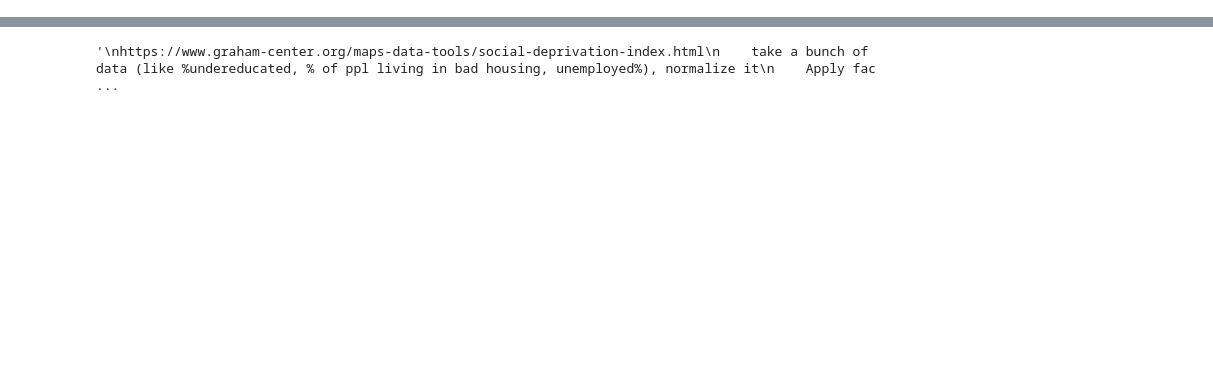
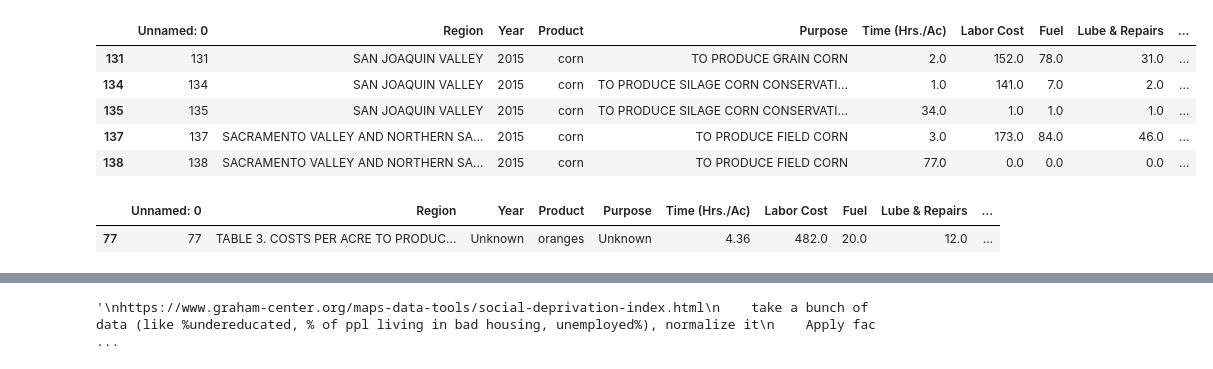
Before and after one commit to e754/EPA-WPS, a Jupyter notebook: dominant-crop/UCD-Labor/analyze.ipynb, the cells around one changed output, grey strips where cells are left out. Saved outputs shown, nothing was run; the diff lists cells and outputs as text; code cells hidden in the pictures; blank space fills up the shorter version.

```diff
--- a/dominant-crop/UCD-Labor/analyze.ipynb
+++ b/dominant-crop/UCD-Labor/analyze.ipynb
@@ -12,3 +62,17 @@ times_df = filtered_df.groupby("Product", as_index=False)["Time (Hrs./Ac)"].mean
+# %%
+filtered_df[filtered_df['Product'] =='corn']
+# %% [output]
+|  | Unnamed: 0 | Region | Year | Product | Purpose | Time (Hrs./Ac) | Labor Cost | Fuel | Lube & Repairs | ... |
+| 131 | 131 | SAN JOAQUIN VALLEY | 2015 | corn | TO PRODUCE GRAIN CORN | 2.0 | 152.0 | 78.0 | 31.0 | ... |
+| 134 | 134 | SAN JOAQUIN VALLEY | 2015 | corn | TO PRODUCE SILAGE CORN CONSERVATI... | 1.0 | 141.0 | 7.0 | 2.0 | ... |
+| 135 | 135 | SAN JOAQUIN VALLEY | 2015 | corn | TO PRODUCE SILAGE CORN CONSERVATI... | 34.0 | 1.0 | 1.0 | 1.0 | ... |
+| 137 | 137 | SACRAMENTO VALLEY AND NORTHERN SA... | 2015 | corn | TO PRODUCE FIELD CORN | 3.0 | 173.0 | 84.0 | 46.0 | ... |
+| 138 | 138 | SACRAMENTO VALLEY AND NORTHERN SA... | 2015 | corn | TO PRODUCE FIELD CORN | 77.0 | 0.0 | 0.0 | 0.0 | ... |
+# %%
+filtered_df[filtered_df['Product'] =='oranges']
+# %% [output]
+|  | Unnamed: 0 | Region | Year | Product | Purpose | Time (Hrs./Ac) | Labor Cost | Fuel | Lube & Repairs | ... |
+| 77 | 77 | TABLE 3. COSTS PER ACRE TO PRODUC... | Unknown | oranges | Unknown | 4.36 | 482.0 | 20.0 | 12.0 | ... |
 # %%
 import matplotlib.pyplot as plt
 import seaborn as sns
```
Also changed, not shown: parts of 30 cells of this notebook, 4 other files.
